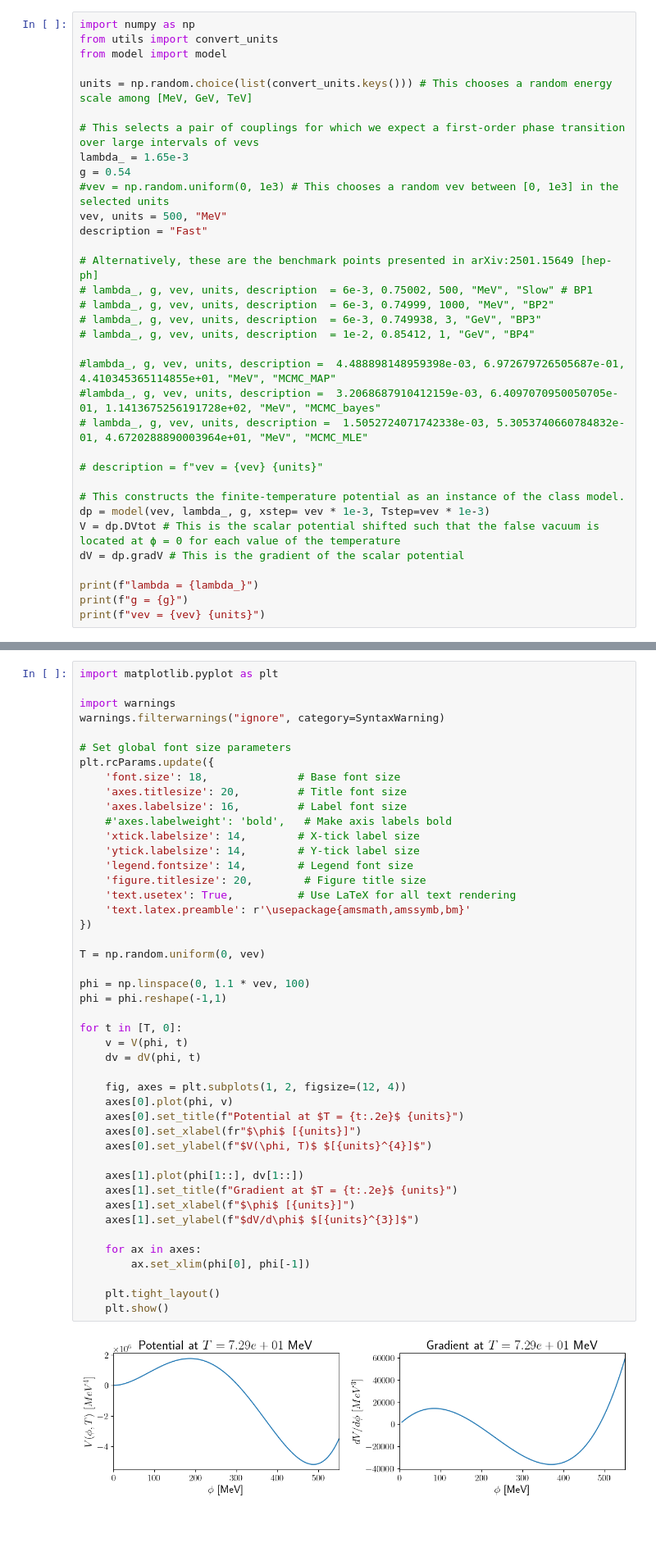
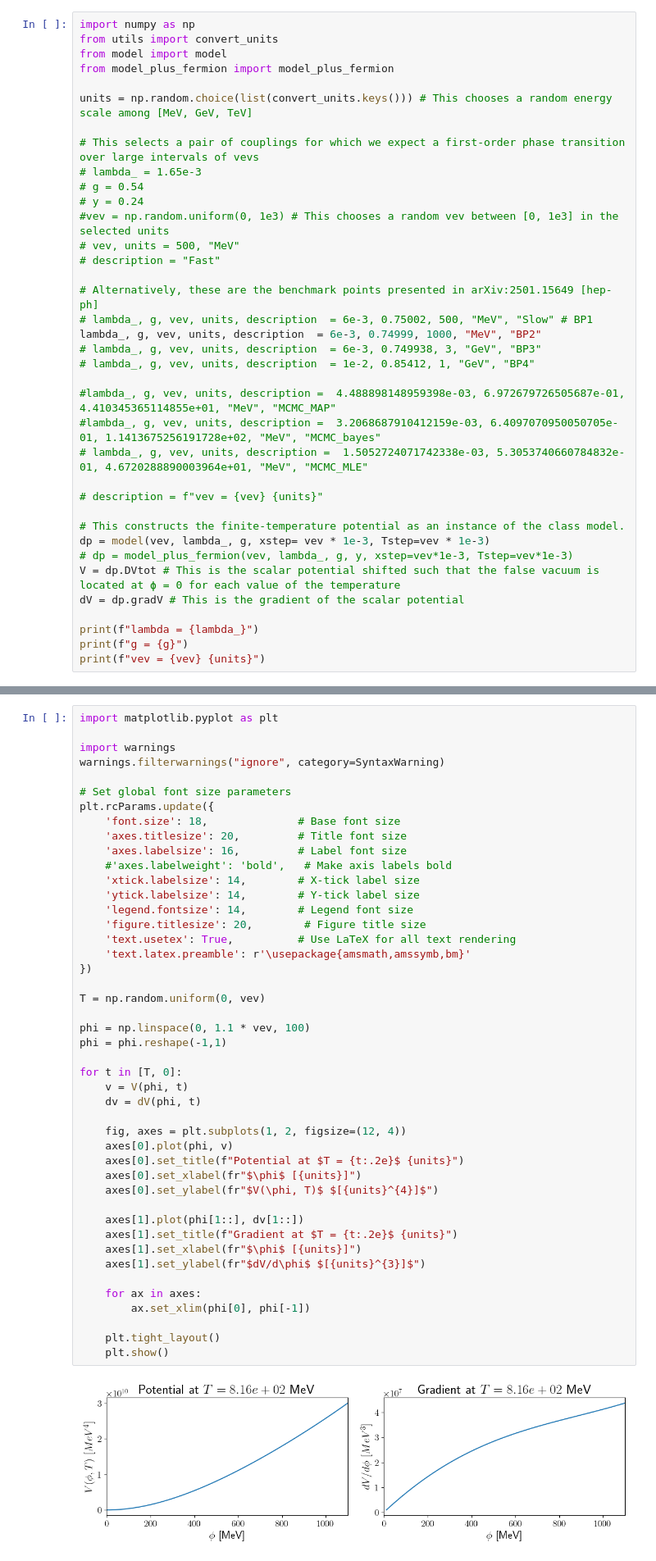
Before and after one commit to casheh-UNL/ELENA, a Jupyter notebook: examples/phase_transition.ipynb, the cells around one changed output, grey strips where cells are left out. Shown at 82% size. Saved outputs shown, nothing was run; the diff lists cells and outputs as text; blank space fills up the shorter version.

```diff
--- a/examples/phase_transition.ipynb
+++ b/examples/phase_transition.ipynb
@@ -44,19 +52,21 @@ This potential assumes the on-shell renormalisation method, thus the quantities
 import numpy as np
 from utils import convert_units
 from model import model
+from model_plus_fermion import model_plus_fermion
 
 units = np.random.choice(list(convert_units.keys())) # This chooses a random energy scale among [MeV, GeV, TeV]
 
 # This selects a pair of couplings for which we expect a first-order phase transition over large intervals of vevs
-lambda_ = 1.65e-3
-g = 0.54
+# lambda_ = 1.65e-3
+# g = 0.54
+# y = 0.24
 #vev = np.random.uniform(0, 1e3) # This chooses a random vev between [0, 1e3] in the selected units
-vev, units = 500, "MeV"
-description = "Fast"
+# vev, units = 500, "MeV"
+# description = "Fast"
 
 # Alternatively, these are the benchmark points presented in arXiv:2501.15649 [hep-ph]
 # lambda_, g, vev, units, description  = 6e-3, 0.75002, 500, "MeV", "Slow" # BP1
-# lambda_, g, vev, units, description  = 6e-3, 0.74999, 1000, "MeV", "BP2"
+lambda_, g, vev, units, description  = 6e-3, 0.74999, 1000, "MeV", "BP2"
 # lambda_, g, vev, units, description  = 6e-3, 0.749938, 3, "GeV", "BP3"
 # lambda_, g, vev, units, description  = 1e-2, 0.85412, 1, "GeV", "BP4"
 
@@ -68,6 +78,7 @@ description = "Fast"
 
 # This constructs the finite-temperature potential as an instance of the class model.
 dp = model(vev, lambda_, g, xstep= vev * 1e-3, Tstep=vev * 1e-3)
+# dp = model_plus_fermion(vev, lambda_, g, y, xstep=vev*1e-3, Tstep=vev*1e-3)
 V = dp.DVtot # This is the scalar potential shifted such that the false vacuum is located at ϕ = 0 for each value of the temperature
 dV = dp.gradV # This is the gradient of the scalar potential
 
@@ -96,34 +109,34 @@ plt.rcParams.update({
     'ytick.labelsize': 14,        # Y-tick label size
     'legend.fontsize': 14,        # Legend font size
     'figure.titlesize': 20,        # Figure title size
     'text.usetex': True,          # Use LaTeX for all text rendering
     'text.latex.preamble': r'\usepackage{amsmath,amssymb,bm}'
 })
 
 T = np.random.uniform(0, vev)
 
 phi = np.linspace(0, 1.1 * vev, 100)
 phi = phi.reshape(-1,1)
 
 for t in [T, 0]:
     v = V(phi, t)
     dv = dV(phi, t)
 
     fig, axes = plt.subplots(1, 2, figsize=(12, 4))
     axes[0].plot(phi, v)
     axes[0].set_title(f"Potential at $T = {t:.2e}$ {units}")
     axes[0].set_xlabel(fr"$\phi$ [{units}]")
-    axes[0].set_ylabel(f"$V(\phi, T)$ $[{units}^{4}]$")
+    axes[0].set_ylabel(fr"$V(\phi, T)$ $[{units}^{4}]$")
 
     axes[1].plot(phi[1::], dv[1::])
     axes[1].set_title(f"Gradient at $T = {t:.2e}$ {units}")
-    axes[1].set_xlabel(f"$\phi$ [{units}]")
-    axes[1].set_ylabel(f"$dV/d\phi$ $[{units}^{3}]$")
+    axes[1].set_xlabel(fr"$\phi$ [{units}]")
+    axes[1].set_ylabel(fr"$dV/d\phi$ $[{units}^{3}]$")
 
     for ax in axes:
         ax.set_xlim(phi[0], phi[-1])
 
     plt.tight_layout()
     plt.show()
 # %% [output]
-[figure, old version]
+[figure, new version]
```
Also changed, not shown: parts of 29 cells of this notebook, 16 other files.
